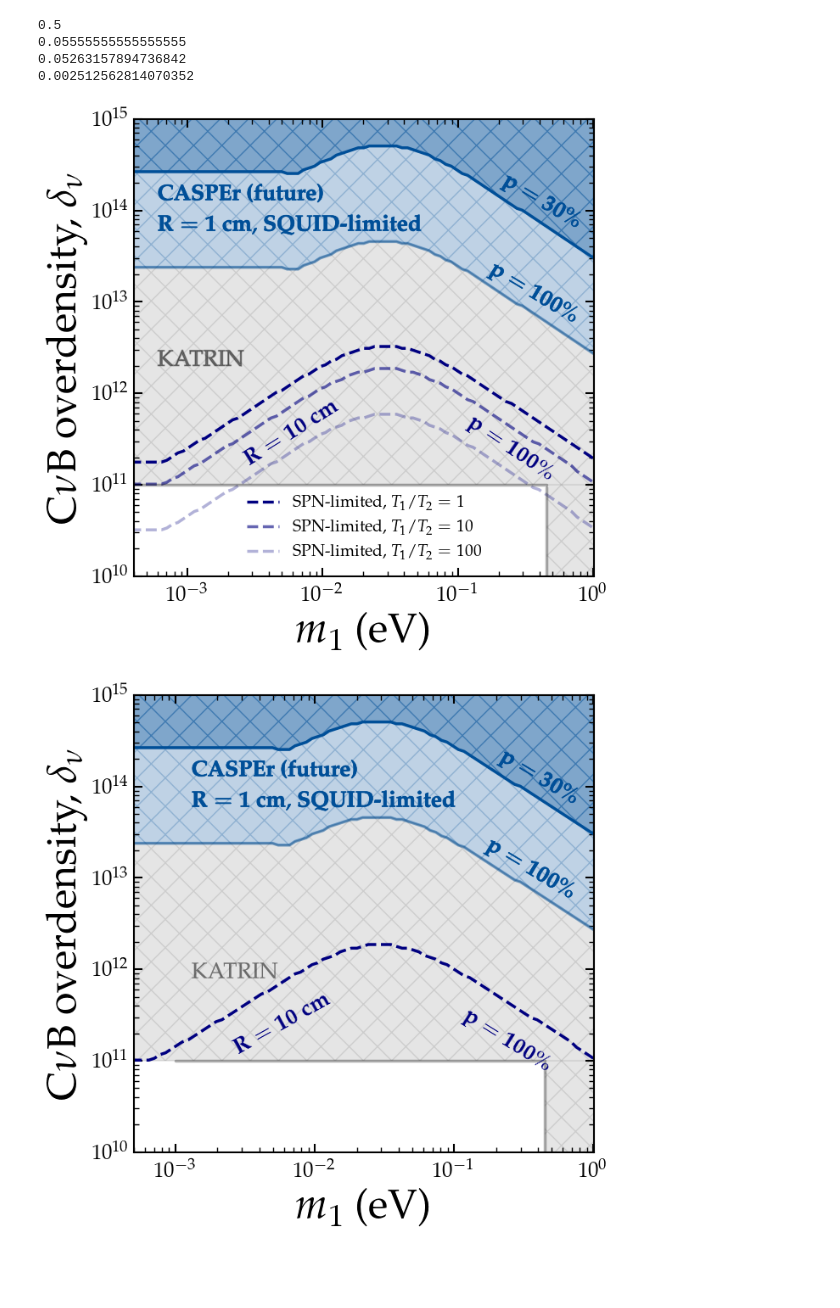
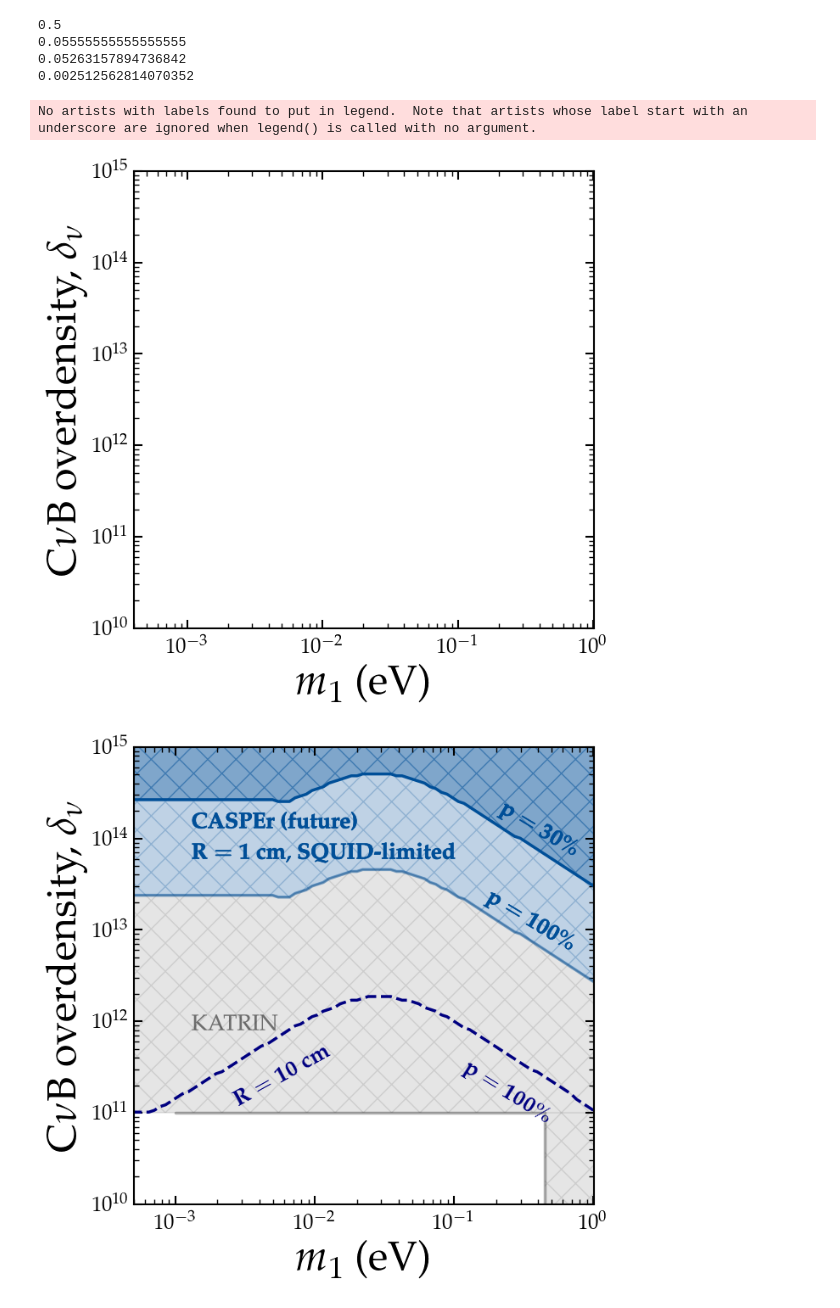
Before and after one commit to gpierobon/pyOpenNu, a Jupyter notebook: notebooks/Chi2.ipynb, the cells around one changed output. Cells and saved outputs as stored; diff of their text form; code cells hidden in the pictures; blank space fills up the shorter version.

Commit message:
updated some visualisation notebooks

```diff
--- a/notebooks/Chi2.ipynb
+++ b/notebooks/Chi2.ipynb
@@ -510,67 +510,71 @@ dm = dell_m
 dm2 = dell_m2
 dm3 = dell_m3
 
-plt.loglog(mnl, dm/f1, c=c1, lw=2.5)
-plt.fill_between(mnl, dm/f1, 1e16*np.ones(len(mnl)), alpha=0.5, color=c1, hatch='X')
+# plt.loglog(mnl, dm/f1, c=c1, lw=2.5)
+# plt.fill_between(mnl, dm/f1, 1e16*np.ones(len(mnl)), alpha=0.5, color=c1, hatch='X')
 
-plt.loglog(mnl, dm/f2, c=c1, lw=2.5, alpha=0.5)
-plt.fill_between(mnl, dm/f2, dm/f1, alpha=0.25, color=c1, hatch='X')
+# plt.loglog(mnl, dm/f2, c=c1, lw=2.5, alpha=0.5)
+# plt.fill_between(mnl, dm/f2, dm/f1, alpha=0.25, color=c1, hatch='X')
 
-plt.loglog(mnl, dm3/f3, c=c2, lw=2.5, alpha=1, ls='--', label=r'SPN-limited, $T_1/T_2=1$')
-plt.loglog(mnl, dm2/f3, c=c2, lw=2.5, alpha=0.6, ls='--', label=r'SPN-limited, $T_1/T_2=10$')
-plt.loglog(mnl, dm2/f3/np.sqrt(10), c=c2, lw=2.5, alpha=0.3, ls='--', label=r'SPN-limited, $T_1/T_2=100$')
+# plt.loglog(mnl, dm3/f3, c=c2, lw=2.5, alpha=1, ls='--', label=r'SPN-limited, $T_1/T_2=1$')
+# plt.loglog(mnl, dm2/f3, c=c2, lw=2.5, alpha=0.6, ls='--', label=r'SPN-limited, $T_1/T_2=10$')
+# plt.loglog(mnl, dm2/f3/np.sqrt(10), c=c2, lw=2.5, alpha=0.3, ls='--', label=r'SPN-limited, $T_1/T_2=100$')
 
-tc = plt.text(0.0006,1.3e14,r'{\bf CASPEr (future)}', fontsize=19, c=c1)
-tc.set_path_effects([pe.Stroke(linewidth=0.5, foreground=c1),
-                     pe.Normal()])
+# tc = plt.text(0.0006,1.3e14,r'{\bf CASPEr (future)}', fontsize=19, c=c1)
+# tc.set_path_effects([pe.Stroke(linewidth=0.5, foreground=c1),
+#                      pe.Normal()])
 
-tc2 = plt.text(0.0006,6e13,r'${\bf R=1}$ {\bf cm}, {\bf SQUID-limited}', fontsize=19, c=c1)
-tc2.set_path_effects([pe.Stroke(linewidth=0.5, foreground=c1),
-                     pe.Normal()])
+# tc2 = plt.text(0.0006,6e13,r'${\bf R=1}$ {\bf cm}, {\bf SQUID-limited}', fontsize=19, c=c1)
+# tc2.set_path_effects([pe.Stroke(linewidth=0.5, foreground=c1),
+#                      pe.Normal()])
 
-tp1 = plt.text(0.2, 6.5e13,r'${\bf p=30\%}$', fontsize=19,c=c1, alpha=1, rotation=-31)
-tp2 = plt.text(0.16,6e12,r'${\bf p=100\%}$', fontsize=19,c=c1, alpha=1, rotation=-31)
-tp1.set_path_effects([pe.Stroke(linewidth=0.5, foreground=c1),
-                     pe.Normal()])
-tp2.set_path_effects([pe.Stroke(linewidth=0.5, foreground=c1),
-                     pe.Normal()])
+# tp1 = plt.text(0.2, 6.5e13,r'${\bf p=30\%}$', fontsize=19,c=c1, alpha=1, rotation=-31)
+# tp2 = plt.text(0.16,6e12,r'${\bf p=100\%}$', fontsize=19,c=c1, alpha=1, rotation=-31)
+# tp1.set_path_effects([pe.Stroke(linewidth=0.5, foreground=c1),
+#                      pe.Normal()])
+# tp2.set_path_effects([pe.Stroke(linewidth=0.5, foreground=c1),
+#                      pe.Normal()])
 
 # plt.loglog(mnl, dm_0/f4, c='crimson', lw=2, ls='--')
 #plt.text(0.055,5.5e7,r'${\bf R=10}$ {\bf cm}', fontsize=17,c='crimson', rotation=0)
-plt.text(0.0025, 1.65e11,r'${\bf R=10}$ {\bf cm}', fontsize=19,c=c2, rotation=32, alpha=1)
+#plt.text(0.0025, 1.65e11,r'${\bf R=10}$ {\bf cm}', fontsize=19,c=c2, rotation=32, alpha=1)
 #plt.text(0.0013, 2e10,r'${\bf R=10}$ {\bf cm}', fontsize=19,c=c2, rotation=0, alpha=1)
-tp2 = plt.text(0.11,1.15e11,r'${\bf p=100\%}$', fontsize=19,c=c2, alpha=1, rotation=-34)
+#tp2 = plt.text(0.11,1.15e11,r'${\bf p=100\%}$', fontsize=19,c=c2, alpha=1, rotation=-34)
 
 mm = np.geomspace(1e-4, 2,100)
-mm2 = np.geomspace(1e-4, 0.45,100)
-plt.loglog(mm2, mm2/mm2*1e11, c='k', lw=2.5, alpha=0.3)
-plt.fill_between(mnl, 1e11, dm/f2, alpha=0.1, color='k', hatch='X')
+plt.loglog(mm2, mm2/mm2*1e11, c='k', lw=0.01, alpha=0.03)
+# mm2 = np.geomspace(1e-4, 0.45,100)
+# plt.loglog(mm2, mm2/mm2*1e11, c='k', lw=2.5, alpha=0.3)
+# plt.fill_between(mnl, 1e11, dm/f2, alpha=0.1, color='k', hatch='X')
 
-yy = np.geomspace(1e3,1e11,100)
-plt.axvline(0.45, ymax = 0.195, c='k', lw=2.5, alpha=0.3, color='k')
-plt.fill_betweenx(yy, 0.45, 2, color='k', alpha=0.1, lw=0.001, hatch='X')
-tk = plt.text(0.6e-3, 2e12, 'KATRIN', fontsize=19, alpha=0.3, c='k', rotation=0)
-# #tk = plt.text(6e-1, 1e10, 'KATRIN', fontsize=19, alpha=1, c='w', rotation=-90)
-tk.set_path_effects([pe.Stroke(linewidth=1, foreground='k'),
-                     pe.Normal()])
+#plt.fill_between(mnl, 1e11, 1e16, alpha=0.1, color='k', hatch='X')
+
+# yy = np.geomspace(1e3,1e11,100)
+# plt.axvline(0.45, ymax = 0.195, c='k', lw=2.5, alpha=0.3, color='k')
+# plt.fill_betweenx(yy, 0.45, 2, color='k', alpha=0.1, lw=0.001, hatch='X')
+# tk = plt.text(0.6e-3, 2e12, 'KATRIN', fontsize=19, alpha=0.3, c='k', rotation=0)
+# # #tk = plt.text(6e-1, 1e10, 'KATRIN', fontsize=19, alpha=1, c='w', rotation=-90)
+# tk.set_path_effects([pe.Stroke(linewidth=1, foreground='k'),
+#                      pe.Normal()])
 
 # text_box = AnchoredText(
 #     fr"Normal hierarchy",
 #     loc='lower left',
 #     frameon=True,
 #     prop=dict(size=16)
 # )
 # ax.add_artist(text_box)
 
 plt.xlabel(r'$m_1$ (eV)')
 plt.ylabel(r'C$\nu$B overdensity, $\delta_{\nu}$')
 plt.xlim(4e-4, 1.01)
 plt.ylim(1e10, 1e15)
 plt.legend(loc=8, fontsize=14)
 plt.show()
-fig.savefig(main_dir+'plots/deltanu_m1_v4.pdf', bbox_inches='tight')
+#fig.savefig(main_dir+'plots/constraint_stage00.pdf', bbox_inches='tight')
 # %% [output]
+No artists with labels found to put in legend.  Note that artists whose label start with an underscore are ignored when legend() is called with no argument.
-[figure, old version]
+[figure, new version]
 # %%
 fig, ax = plt.subplots(figsize=(7,7))
 
```
Also changed, not shown: 5 other files.
